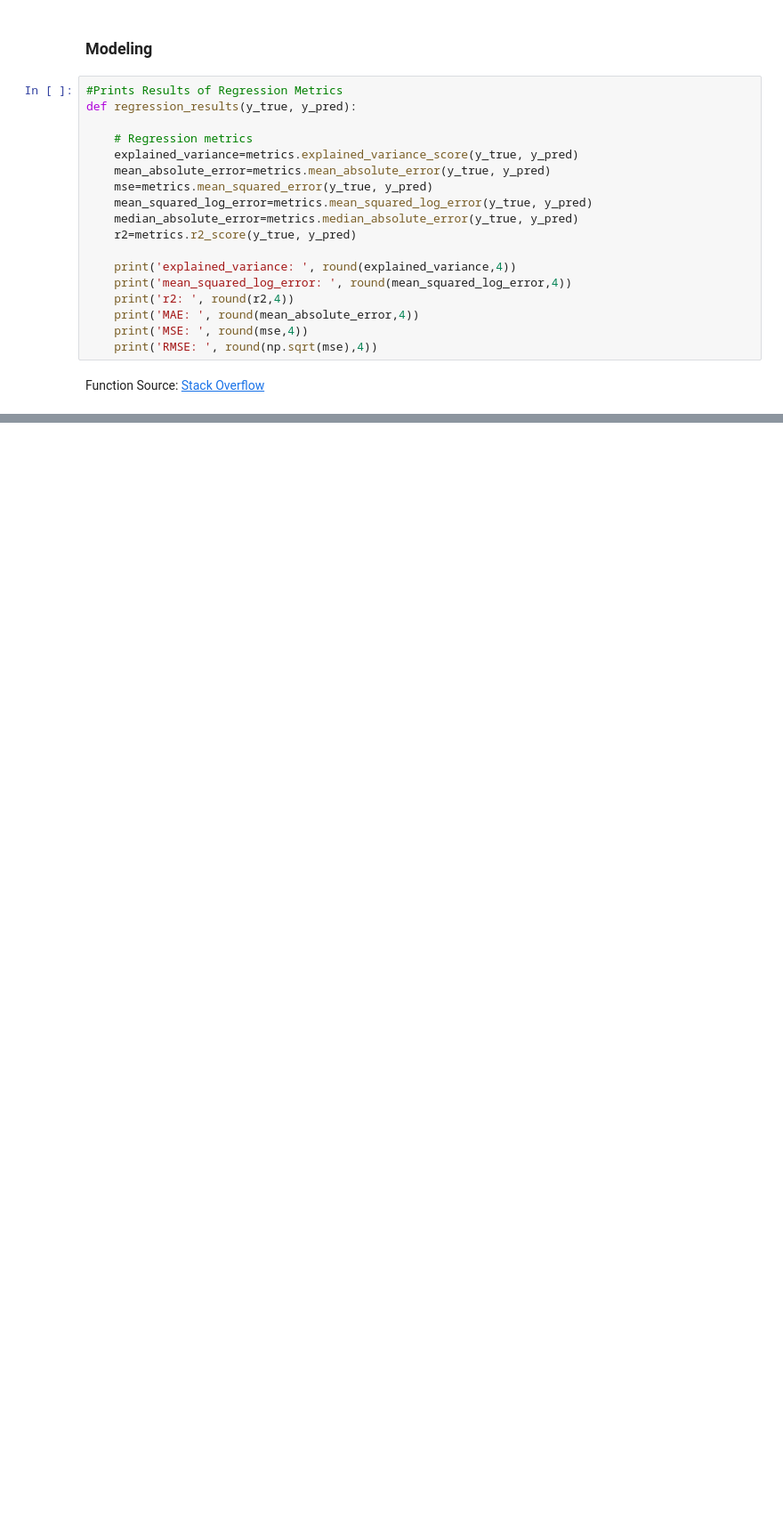
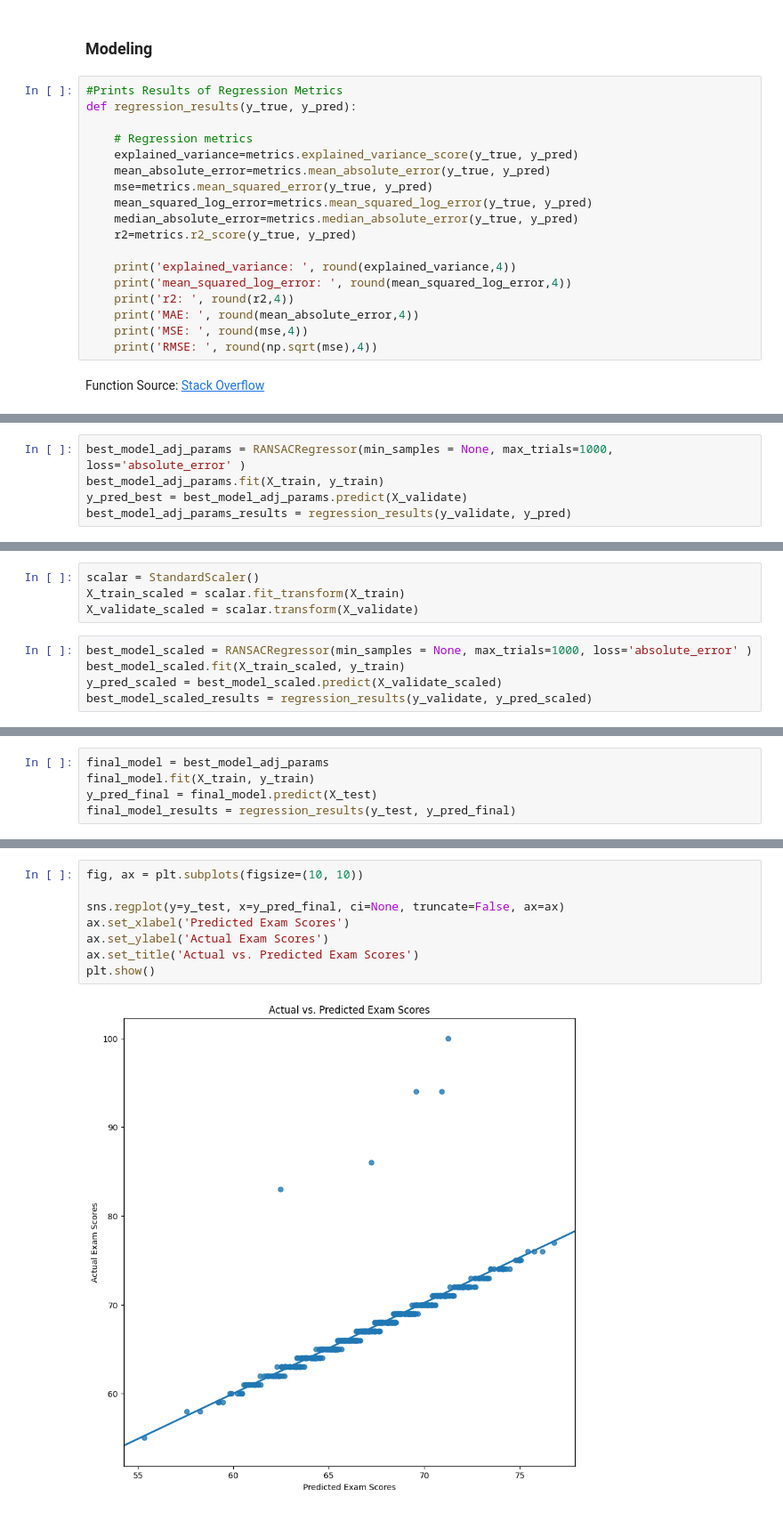
Before and after one commit to josh-g-grimes/Regression-Analysis---College-Exam-Performance, a Jupyter notebook: notebook.ipynb, the cells around one changed output, grey strips where cells are left out. Shown: that part at 89% size. Drawn from its saved outputs; the diff is of its cells as text; blank space fills up the shorter version.

Commit message:
Evaluation - Evaluate Results - Evaluate Final Model

```diff
--- a/notebook.ipynb
+++ b/notebook.ipynb
@@ -518,0 +366,5 @@ plt.show()
+# %%
+best_model_adj_params = RANSACRegressor(min_samples = None, max_trials=1000, loss='absolute_error' )
+best_model_adj_params.fit(X_train, y_train)
+y_pred_best = best_model_adj_params.predict(X_validate)
+best_model_adj_params_results = regression_results(y_validate, y_pred)
@@ -518,0 +378,9 @@ plt.show()
+# %%
+scalar = StandardScaler()
+X_train_scaled = scalar.fit_transform(X_train)
+X_validate_scaled = scalar.transform(X_validate)
+# %%
+best_model_scaled = RANSACRegressor(min_samples = None, max_trials=1000, loss='absolute_error' )
+best_model_scaled.fit(X_train_scaled, y_train)
+y_pred_scaled = best_model_scaled.predict(X_validate_scaled)
+best_model_scaled_results = regression_results(y_validate, y_pred_scaled)
@@ -518,0 +394,5 @@ plt.show()
+# %%
+final_model = best_model_adj_params
+final_model.fit(X_train, y_train)
+y_pred_final = final_model.predict(X_test)
+final_model_results = regression_results(y_test, y_pred_final)
@@ -518,0 +406,10 @@ plt.show()
+# %%
+fig, ax = plt.subplots(figsize=(10, 10))
+
+sns.regplot(y=y_test, x=y_pred_final, ci=None, truncate=False, ax=ax)
+ax.set_xlabel('Predicted Exam Scores')
+ax.set_ylabel('Actual Exam Scores')
+ax.set_title('Actual vs. Predicted Exam Scores')
+plt.show()
+# %% [output]
+[figure, added]
```
Also changed, not shown: parts of 41 cells of this notebook.
